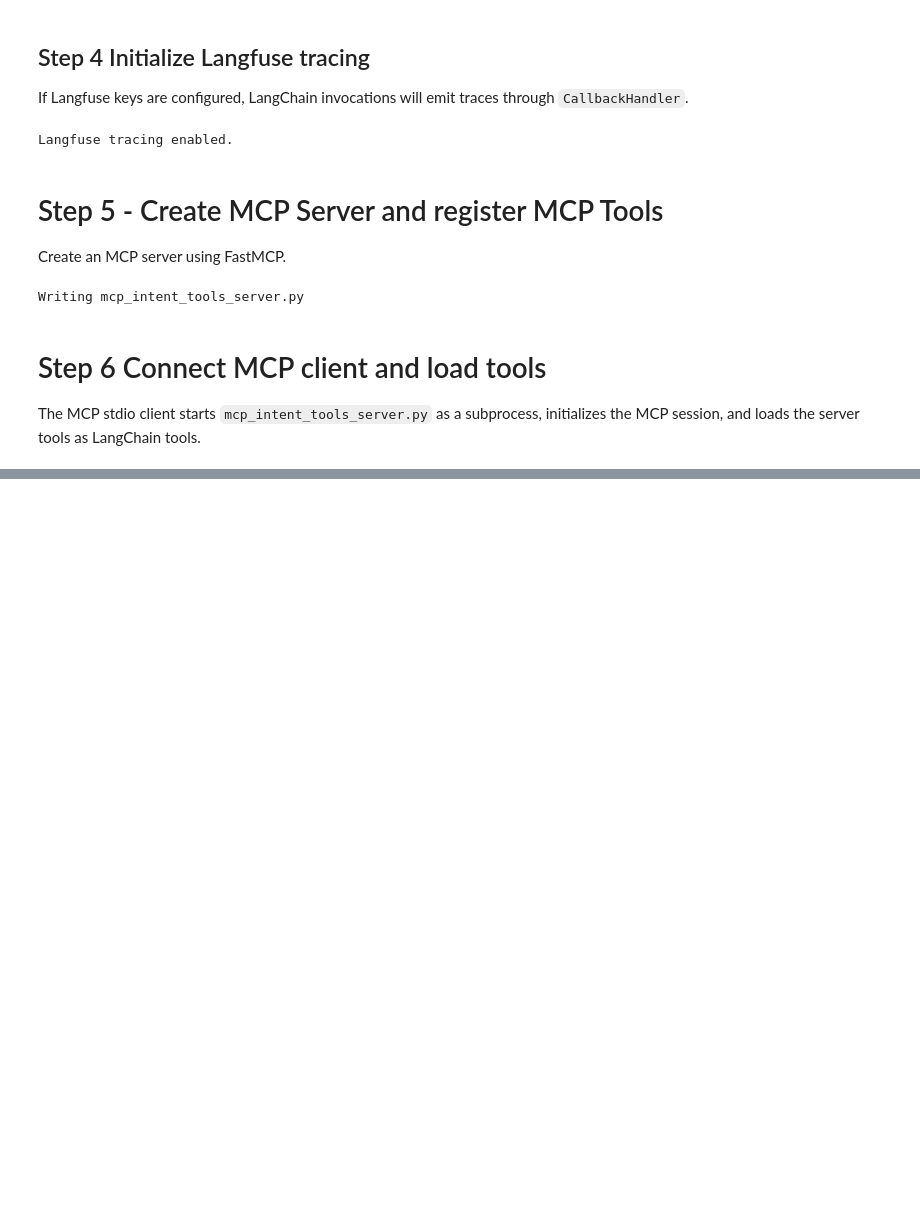
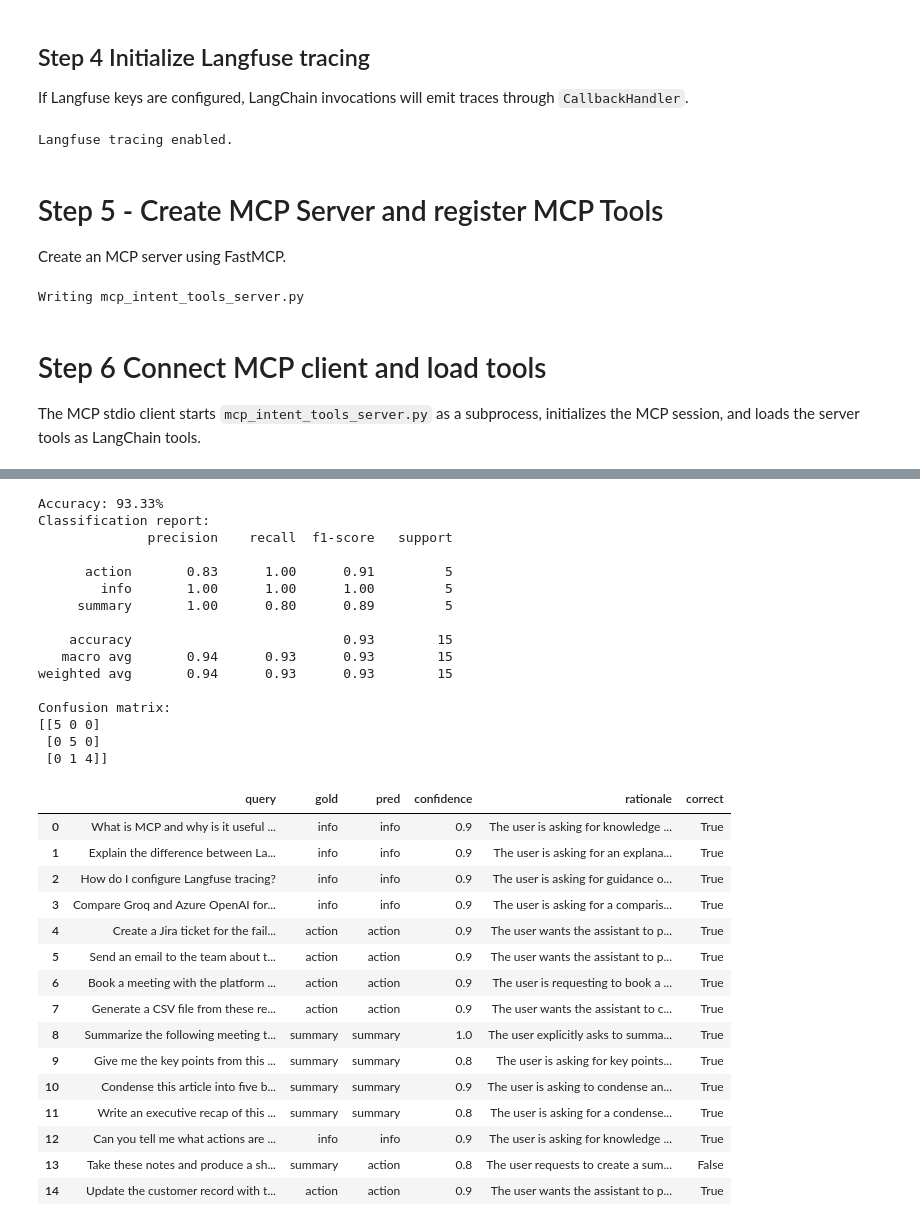
Before and after one commit to jdeepak-4u/my-new-ai-repo, a Jupyter notebook: classify_agent_mcp.ipynb, the cells around one changed output, grey strips where cells are left out. Drawn from its saved outputs; the diff is of its cells as text; code cells hidden in the pictures; blank space fills up the shorter version.

```diff
--- a/classify_agent_mcp.ipynb
+++ b/classify_agent_mcp.ipynb
@@ -209,0 +459,70 @@ UnsupportedOperation: fileno
+# %%
+improved_classifier_prompt = ChatPromptTemplate.from_messages([
+    ("system", """
+You are a strict intent classifier for an MCP routing agent.
+
+Choose exactly one intent from: info, action, summary.
+
+Definitions:
+1. info
+   The user wants knowledge, explanation, definitions, comparison, advice, diagnostics, or available options.
+   Common cues: what, why, how, explain, compare, list, define, guide me, tell me.
+   Important: asking what actions are possible is info, not action.
+
+2. action
+   The user wants the assistant or tool to perform an operation or change state.
+   Common cues: create, send, update, delete, schedule, book, run, execute, generate a file, assign, open, close, upload.
+   Use action even if the request contains some text to include in the action.
+
+3. summary
+   The user wants existing content compressed or transformed into a recap.
+   Common cues: summarize, condense, recap, key points, TL;DR, executive summary, bullet summary.
+   Use summary when the main deliverable is a shorter representation of provided content.
+
+Tie-breakers:
+- If the user asks to summarize and then send/update/create, classify as action because external execution is requested.
+- If the user asks to explain how to do an action, classify as info because no execution is requested.
+- If the user asks to create a summary document/file, classify as action because artifact creation is requested.
+
+Return only the structured classification.
+"""),
+    ("human", "User query: {query}")
+])
+
+improved_classifier = improved_classifier_prompt | structured_llm
+
+improved_eval_df = asyncio.get_event_loop().run_until_complete(evaluate_classifier(improved_classifier, run_prefix="improved"))
+improved_eval_df
+# %% [output]
+Accuracy: 93.33%
+Classification report:
+              precision    recall  f1-score   support
+
+      action       0.83      1.00      0.91         5
+        info       1.00      1.00      1.00         5
+     summary       1.00      0.80      0.89         5
+
+    accuracy                           0.93        15
+   macro avg       0.94      0.93      0.93        15
+weighted avg       0.94      0.93      0.93        15
+
+Confusion matrix:
+[[5 0 0]
+ [0 5 0]
+ [0 1 4]]
+|  | query | gold | pred | confidence | rationale | correct |
+| 0 | What is MCP and why is it useful ... | info | info | 0.9 | The user is asking for knowledge ... | True |
+| 1 | Explain the difference between La... | info | info | 0.9 | The user is asking for an explana... | True |
+| 2 | How do I configure Langfuse tracing? | info | info | 0.9 | The user is asking for guidance o... | True |
+| 3 | Compare Groq and Azure OpenAI for... | info | info | 0.9 | The user is asking for a comparis... | True |
+| 4 | Create a Jira ticket for the fail... | action | action | 0.9 | The user wants the assistant to p... | True |
+| 5 | Send an email to the team about t... | action | action | 0.9 | The user wants the assistant to p... | True |
+| 6 | Book a meeting with the platform ... | action | action | 0.9 | The user is requesting to book a ... | True |
+| 7 | Generate a CSV file from these re... | action | action | 0.9 | The user wants the assistant to c... | True |
+| 8 | Summarize the following meeting t... | summary | summary | 1.0 | The user explicitly asks to summa... | True |
+| 9 | Give me the key points from this ... | summary | summary | 0.8 | The user is asking for key points... | True |
+| 10 | Condense this article into five b... | summary | summary | 0.9 | The user is asking to condense an... | True |
+| 11 | Write an executive recap of this ... | summary | summary | 0.8 | The user is asking for a condense... | True |
+| 12 | Can you tell me what actions are ... | info | info | 0.9 | The user is asking for knowledge ... | True |
+| 13 | Take these notes and produce a sh... | summary | action | 0.8 | The user requests to create a sum... | False |
+| 14 | Update the customer record with t... | action | action | 0.9 | The user wants the assistant to p... | True |
```
Also changed, not shown: parts of 17 cells of this notebook.
